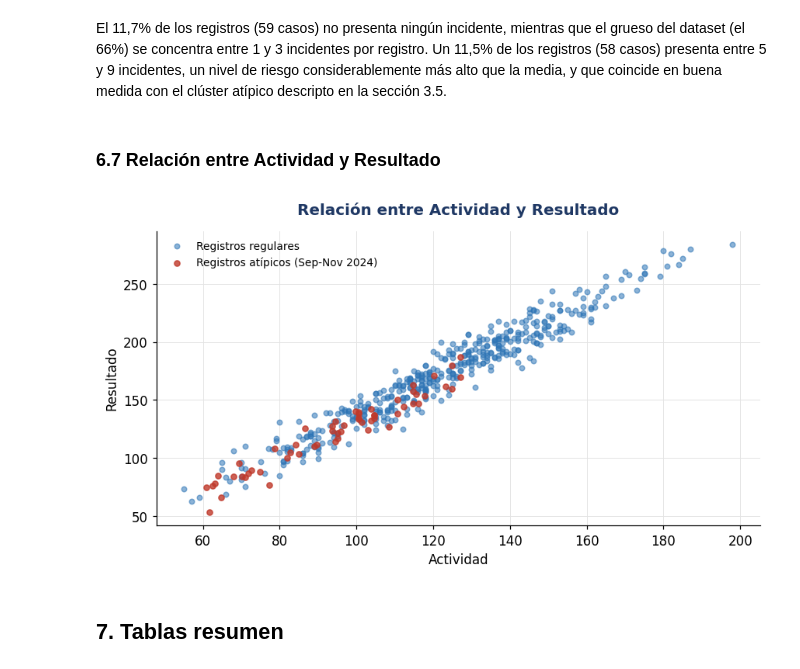
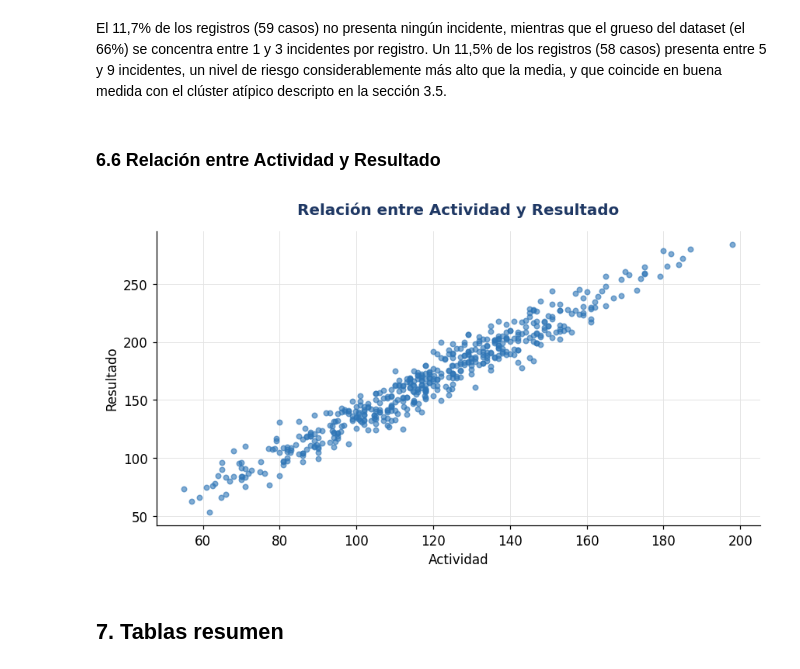
Before and after one commit to gabguagon/tif-visualizacion-narrativa, a Jupyter notebook: Unidad_I_Grupo5.ipynb, the cells around one changed output. Cells and saved outputs as stored; diff of their text form; code cells hidden in the pictures.

Commit message:
Se modifico el punto 6.2 Resultado y Costo promedio por Unidad

```diff
--- a/Unidad_I_Grupo5.ipynb
+++ b/Unidad_I_Grupo5.ipynb
@@ -532,22 +498,0 @@ La región Norte lidera en Resultado promedio (168,69) con el mejor costo por un
-# %%
-metrics = ['Incidentes', 'Calidad', 'Resultado']
-normal = df.loc[~df['Atipico'], metrics].mean()
-atip = df.loc[df['Atipico'], metrics].mean()
-
-fig, axes = plt.subplots(1, 3, figsize=(11, 4), dpi=110)
-titles = ['Incidentes promedio', 'Calidad promedio (%)', 'Resultado promedio']
-for ax, m, t in zip(axes, metrics, titles):
-    vals = [normal[m], atip[m]]
-    bars = ax.bar(['Registros\nregulares', 'Registros\natípicos\n(Sep-Nov 2024)'], vals,
-                  color=[BLUE, RED], width=0.55, zorder=3)
-    for b, v in zip(bars, vals):
-        ax.text(b.get_x() + b.get_width()/2, v, f'{v:.1f}', ha='center', va='bottom', fontsize=10, fontweight='bold')
-    ax.set_title(t, fontsize=10.5, color=NAVY, fontweight='bold')
-    ax.set_ylim(0, max(vals) * 1.3)
-    for spine in ['top', 'right']:
-        ax.spines[spine].set_visible(False)
-fig.suptitle('Registros regulares vs. registros del clúster atípico (58 casos, Sep-Nov 2024)',
-             fontsize=12.5, fontweight='bold', color=NAVY, y=1.03)
-plt.tight_layout()
-plt.savefig('04_comparacion_atipicos.png', bbox_inches='tight')
-plt.show()
@@ -599,26 +540,20 @@ plt.show()
 # %% [markdown]
 El 11,7% de los registros (59 casos) no presenta ningún incidente, mientras que el grueso del dataset (el 66%) se concentra entre 1 y 3 incidentes por registro. Un 11,5% de los registros (58 casos) presenta entre 5 y 9 incidentes, un nivel de riesgo considerablemente más alto que la media, y que coincide en buena medida con el clúster atípico descripto en la sección 3.5.
 # %% [markdown]
-### 6.7 Relación entre Actividad y Resultado
+### 6.6 Relación entre Actividad y Resultado
 # %%
 fig, ax = plt.subplots(figsize=(8, 4.6), dpi=110)
-normal_df = df[~df['Atipico']]
-atip_df = df[df['Atipico']]
-ax.scatter(normal_df['Actividad'], normal_df['Resultado'], s=18, color=BLUE, alpha=0.55,
-           label='Registros regulares', zorder=3)
-ax.scatter(atip_df['Actividad'], atip_df['Resultado'], s=22, color=RED, alpha=0.8,
-           label='Registros atípicos (Sep-Nov 2024)', zorder=4)
+ax.scatter(df['Actividad'], df['Resultado'], s=18, color=BLUE, alpha=0.6, zorder=3)
 ax.set_xlabel('Actividad')
 ax.set_ylabel('Resultado')
 ax.set_title('Relación entre Actividad y Resultado', fontsize=13, fontweight='bold', color=NAVY, pad=14)
-ax.legend(loc='upper left', frameon=False, fontsize=9)
 for spine in ['top', 'right']:
     ax.spines[spine].set_visible(False)
 plt.tight_layout()
-plt.savefig('07_dispersion_actividad_resultado.png', bbox_inches='tight')
+plt.savefig('06_dispersion_actividad_resultado.png', bbox_inches='tight')
 plt.show()
 # %% [output]
-[figure, old version]
+[figure, new version]
 # %% [markdown]
 ## 7. Tablas resumen
 # %%
```
Also changed, not shown: parts of 7 cells of this notebook.
